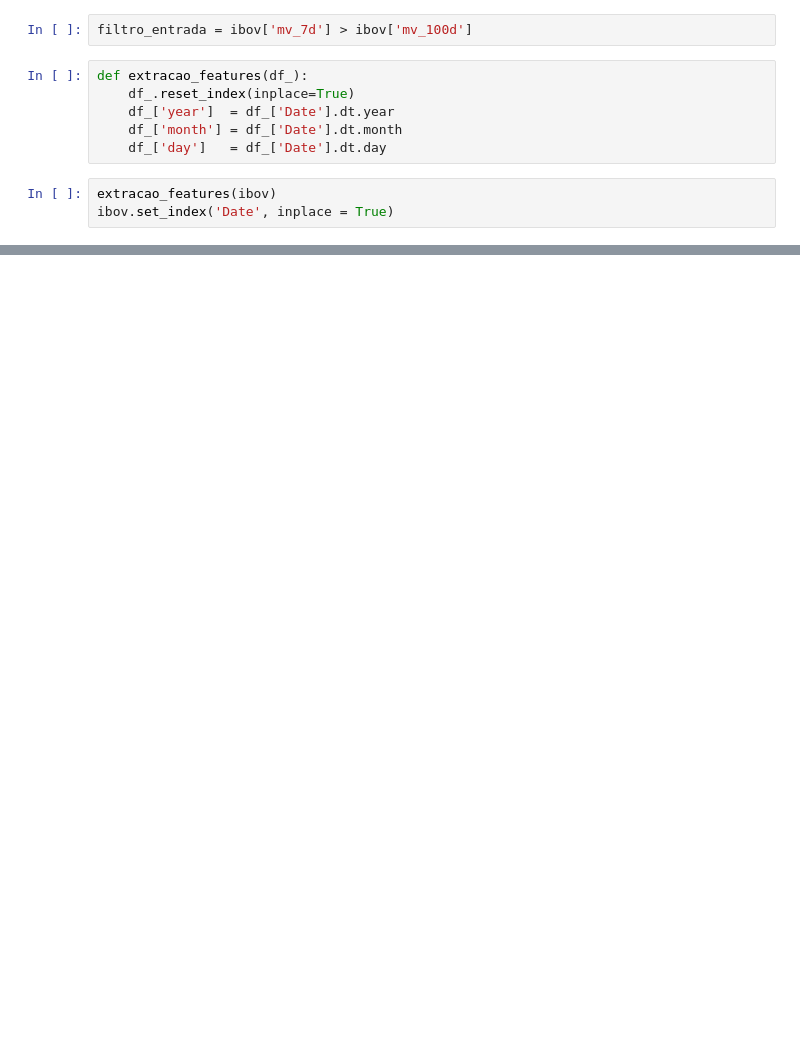
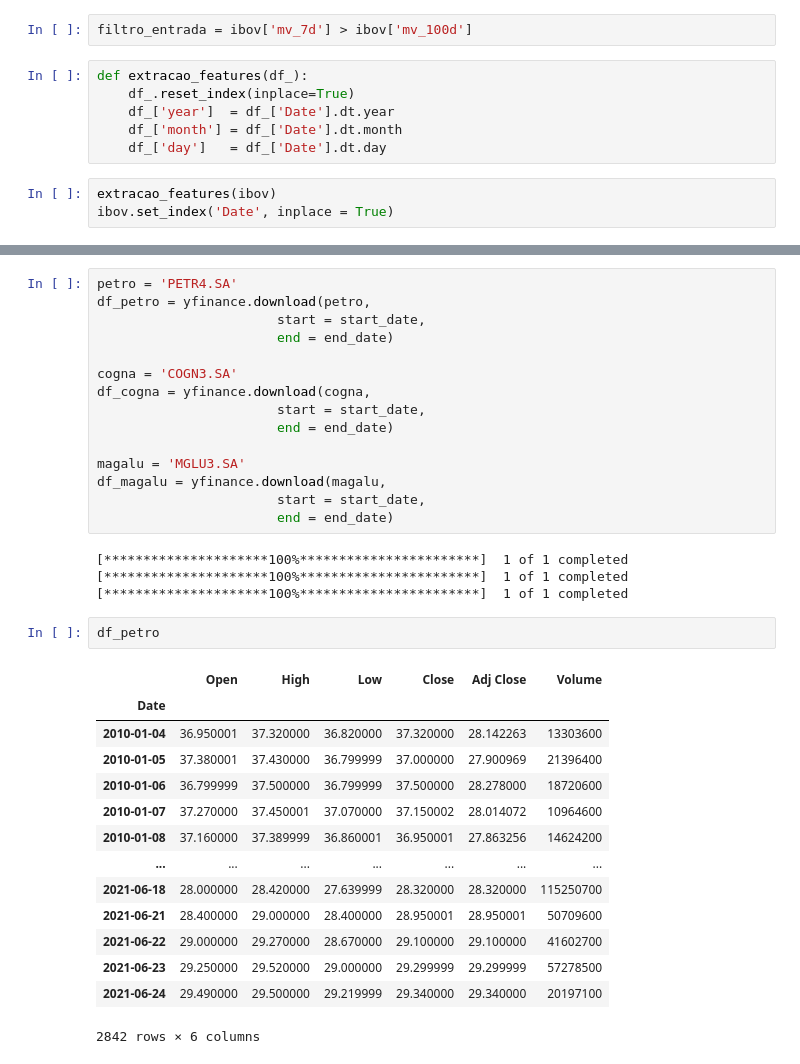
Before and after one commit to allpedroza/python-dataanalysis, a Jupyter notebook: bovespa.ipynb, the cells around one changed output, grey strips where cells are left out. Cells and saved outputs as stored; diff of their text form; blank space fills up the shorter version.

```diff
--- a/bovespa.ipynb
+++ b/bovespa.ipynb
@@ -251,0 +248,36 @@ ibov[filtro_entrada].groupby('day').agg({'day':'count'}).plot(kind='bar')
+# %%
+petro = 'PETR4.SA'
+df_petro = yfinance.download(petro,
+                       start = start_date,
+                       end = end_date)
+
+cogna = 'COGN3.SA'
+df_cogna = yfinance.download(cogna,
+                       start = start_date,
+                       end = end_date)
+
+magalu = 'MGLU3.SA'
+df_magalu = yfinance.download(magalu,
+                       start = start_date,
+                       end = end_date)
+# %% [output]
+[*********************100%***********************]  1 of 1 completed
+[*********************100%***********************]  1 of 1 completed
+[*********************100%***********************]  1 of 1 completed
+# %%
+df_petro
+# %% [output]
+|  | Open | High | Low | Close | Adj Close | Volume |
+| Date |  |  |  |  |  |  |
+| 2010-01-04 | 36.950001 | 37.320000 | 36.820000 | 37.320000 | 28.142263 | 13303600 |
+| 2010-01-05 | 37.380001 | 37.430000 | 36.799999 | 37.000000 | 27.900969 | 21396400 |
+| 2010-01-06 | 36.799999 | 37.500000 | 36.799999 | 37.500000 | 28.278000 | 18720600 |
+| 2010-01-07 | 37.270000 | 37.450001 | 37.070000 | 37.150002 | 28.014072 | 10964600 |
+| 2010-01-08 | 37.160000 | 37.389999 | 36.860001 | 36.950001 | 27.863256 | 14624200 |
+| ... | ... | ... | ... | ... | ... | ... |
+| 2021-06-18 | 28.000000 | 28.420000 | 27.639999 | 28.320000 | 28.320000 | 115250700 |
+| 2021-06-21 | 28.400000 | 29.000000 | 28.400000 | 28.950001 | 28.950001 | 50709600 |
+| 2021-06-22 | 29.000000 | 29.270000 | 28.670000 | 29.100000 | 29.100000 | 41602700 |
+| 2021-06-23 | 29.250000 | 29.520000 | 29.000000 | 29.299999 | 29.299999 | 57278500 |
+| 2021-06-24 | 29.490000 | 29.500000 | 29.219999 | 29.340000 | 29.340000 | 20197100 |
+2842 rows × 6 columns
```
Also changed, not shown: parts of 20 cells of this notebook.
